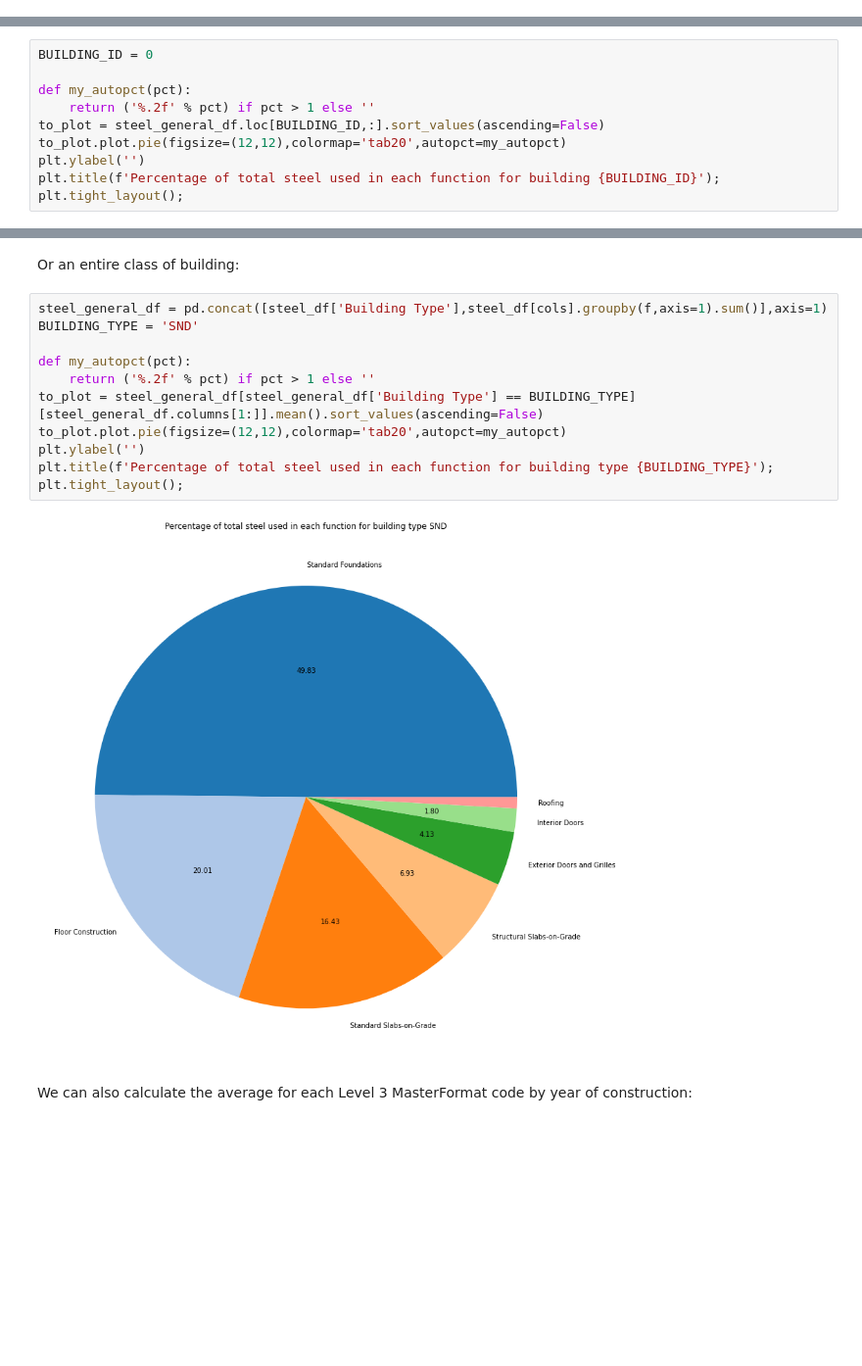
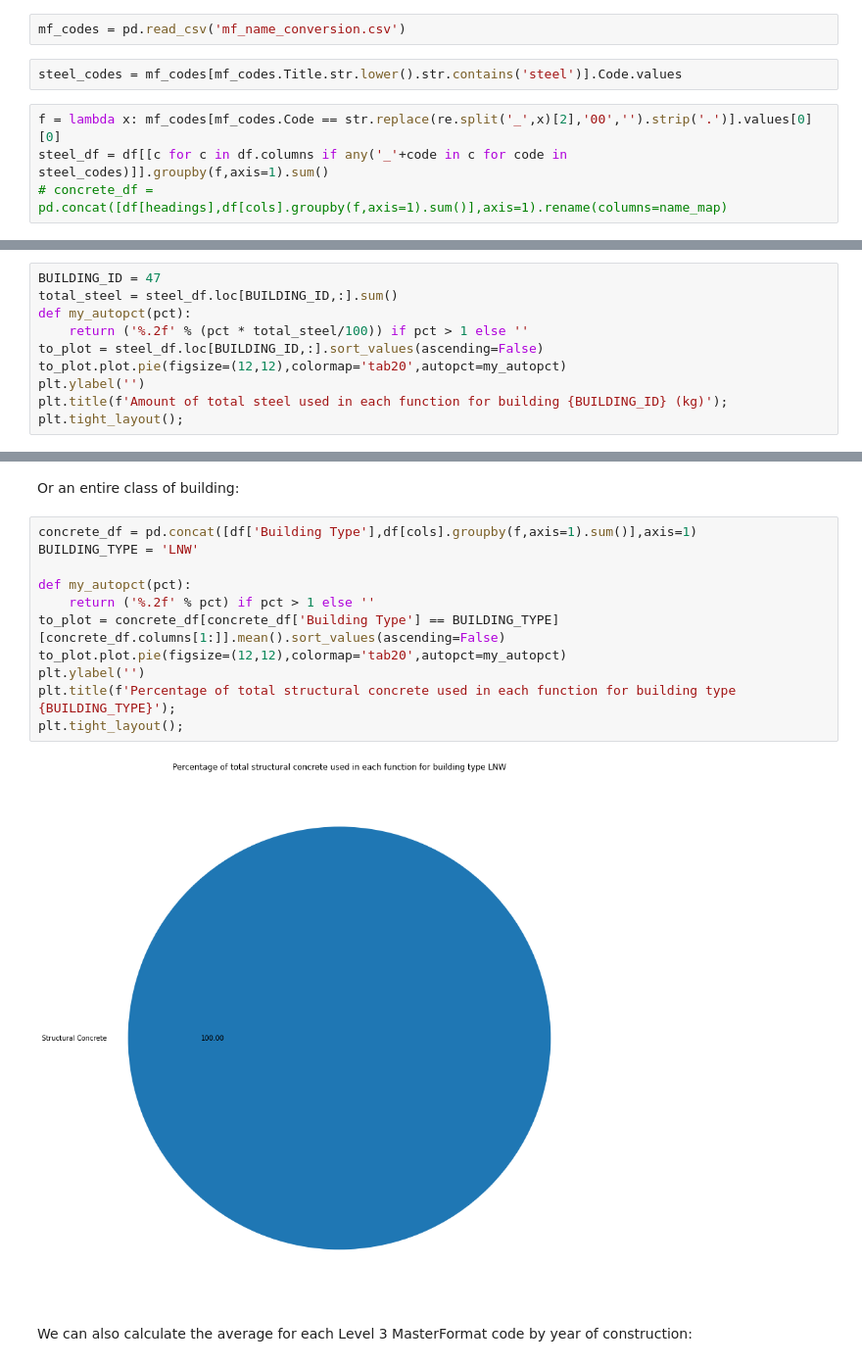
Before and after one commit to alexwolson/A-Construction-Classification-System-Database-for-Understanding-Resource-Use-in-Buildings, a Jupyter notebook: Sample Code/Sample.ipynb, the cells around one changed output, grey strips where cells are left out. Shown at 98% size. Drawn from its saved outputs; the diff is of its cells as text; blank space fills up the shorter version.

```diff
--- a/Sample Code/Sample.ipynb
+++ b/Sample Code/Sample.ipynb
@@ -210,2 +220,10 @@ plt.tight_layout();
 # %% [markdown]
 We can produce a pie chart for a single building, also.
+# %%
+mf_codes = pd.read_csv('mf_name_conversion.csv')
+# %%
+steel_codes = mf_codes[mf_codes.Title.str.lower().str.contains('steel')].Code.values
+# %%
+f = lambda x: mf_codes[mf_codes.Code == str.replace(re.split('_',x)[2],'00','').strip('.')].values[0][0]
+steel_df = df[[c for c in df.columns if any('_'+code in c for code in steel_codes)]].groupby(f,axis=1).sum()
+# concrete_df = pd.concat([df[headings],df[cols].groupby(f,axis=1).sum()],axis=1).rename(columns=name_map)
@@ -212,11 +250,11 @@ We can produce a pie chart for a single building, also.
 # %%
-BUILDING_ID = 0
-
+BUILDING_ID = 47
+total_steel = steel_df.loc[BUILDING_ID,:].sum()
 def my_autopct(pct):
-    return ('%.2f' % pct) if pct > 1 else ''
-to_plot = steel_general_df.loc[BUILDING_ID,:].sort_values(ascending=False)
+    return ('%.2f' % (pct * total_steel/100)) if pct > 1 else ''
+to_plot = steel_df.loc[BUILDING_ID,:].sort_values(ascending=False)
 to_plot.plot.pie(figsize=(12,12),colormap='tab20',autopct=my_autopct)
 plt.ylabel('')
-plt.title(f'Percentage of total steel used in each function for building {BUILDING_ID}');
+plt.title(f'Amount of total steel used in each function for building {BUILDING_ID} (kg)');
 plt.tight_layout();
 # %% [output]
@@ -224,18 +262,18 @@ plt.tight_layout();
 # %% [markdown]
 Or an entire class of building:
 # %%
-steel_general_df = pd.concat([steel_df['Building Type'],steel_df[cols].groupby(f,axis=1).sum()],axis=1)
-BUILDING_TYPE = 'SND'
+concrete_df = pd.concat([df['Building Type'],df[cols].groupby(f,axis=1).sum()],axis=1)
+BUILDING_TYPE = 'LNW'
 
 def my_autopct(pct):
     return ('%.2f' % pct) if pct > 1 else ''
-to_plot = steel_general_df[steel_general_df['Building Type'] == BUILDING_TYPE][steel_general_df.columns[1:]].mean().sort_values(ascending=False)
+to_plot = concrete_df[concrete_df['Building Type'] == BUILDING_TYPE][concrete_df.columns[1:]].mean().sort_values(ascending=False)
 to_plot.plot.pie(figsize=(12,12),colormap='tab20',autopct=my_autopct)
 plt.ylabel('')
-plt.title(f'Percentage of total steel used in each function for building type {BUILDING_TYPE}');
+plt.title(f'Percentage of total structural concrete used in each function for building type {BUILDING_TYPE}');
 plt.tight_layout();
 # %% [output]
-[figure, old version]
+[figure, new version]
 # %% [markdown]
 We can also calculate the average for each Level 3 MasterFormat code by year of construction:
 # %%
```
Also changed, not shown: parts of 28 cells of this notebook, 3 other files.
